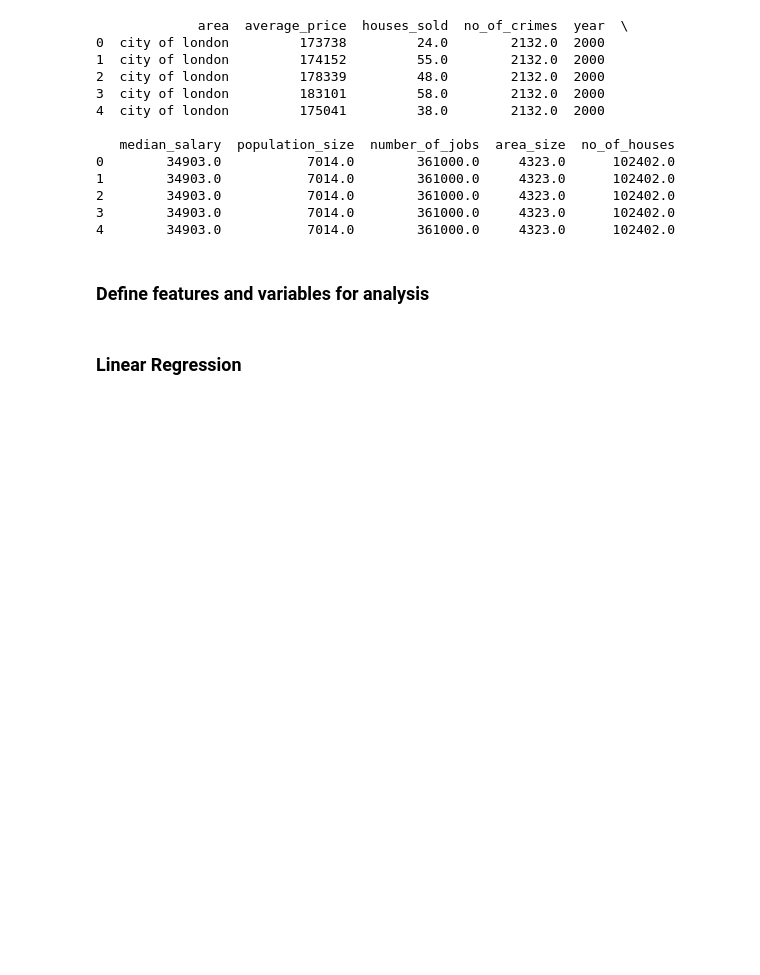
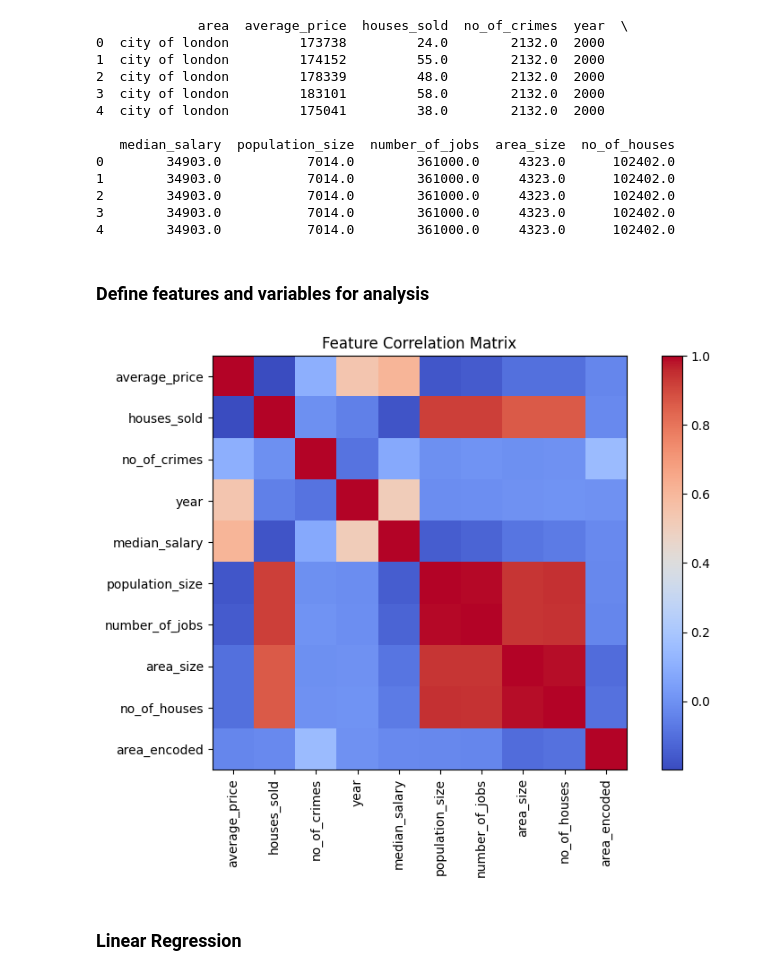
Before and after one commit to chaek0115/Housing-in-London, a Jupyter notebook: Coursework_Data Analytics_housing-in-london.ipynb, the cells around one changed output. Drawn from its saved outputs; the diff is of its cells as text; code cells hidden in the pictures; blank space fills up the shorter version.

```diff
--- a/Coursework_Data Analytics_housing-in-london.ipynb
+++ b/Coursework_Data Analytics_housing-in-london.ipynb
@@ -153,6 +153,22 @@ df_encoded = pd.get_dummies(df_cleaned, columns=['area'], drop_first=True)
 df_cleaned.to_csv('cleaned_merged_housing_data_2000_latest.csv', index=False)
 # %% [markdown]
 ### Define features and variables for analysis
+# %%
+numerical_features = df_cleaned.select_dtypes(include=['number'])
+
+# Computing correlation matrix
+correlation_matrix = numerical_features.corr()
+
+# Visualising the correlation matrix
+plt.figure(figsize=(10, 6))
+plt.imshow(correlation_matrix, cmap='coolwarm', interpolation='nearest')
+plt.colorbar()
+plt.title("Feature Correlation Matrix")
+plt.xticks(range(len(correlation_matrix.columns)), correlation_matrix.columns, rotation=90)
+plt.yticks(range(len(correlation_matrix.columns)), correlation_matrix.columns)
+plt.show()
+# %% [output]
+[figure, added]
 # %%
 features = ['area_encoded', 'houses_sold', 'no_of_crimes', 'year', 'median_salary',
             'population_size', 'number_of_jobs', 'area_size', 'no_of_houses']
```
